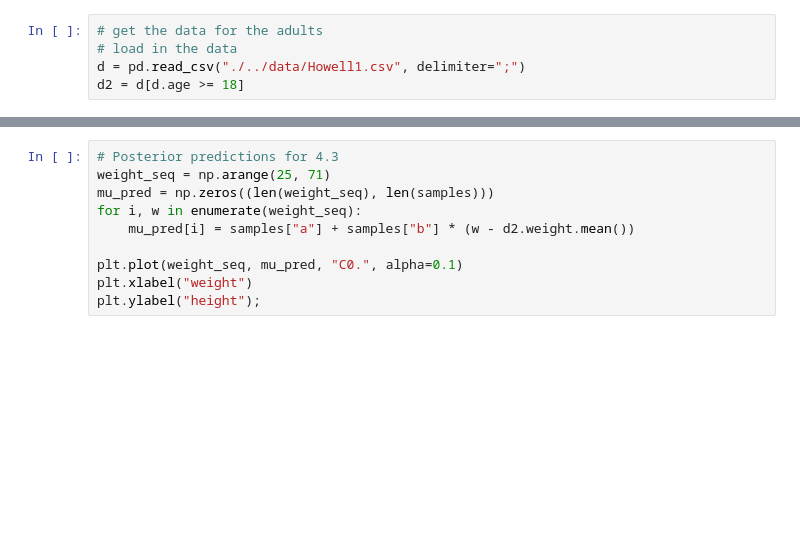
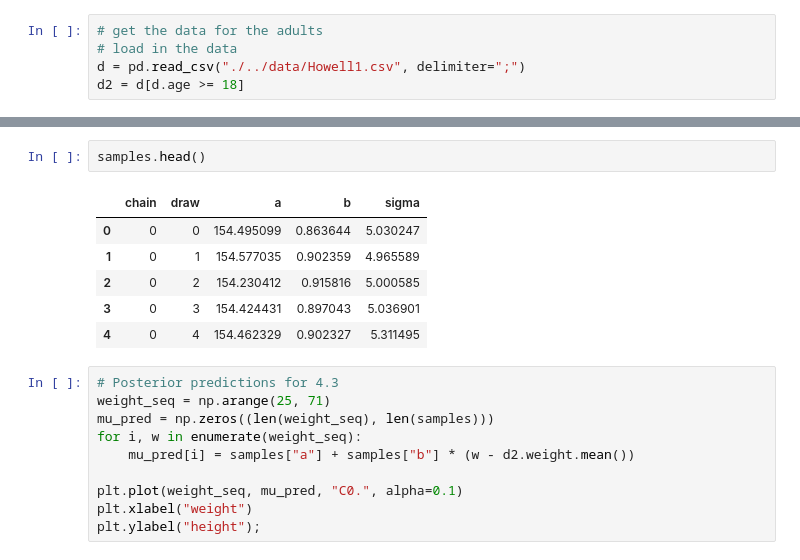
Before and after one commit to edseab/DataScienceStatsSpring2022, a Jupyter notebook: Problem sets/Problem set 1 solutions.ipynb, the cells around one changed output, grey strips where cells are left out. Drawn from its saved outputs; the diff is of its cells as text; blank space fills up the shorter version.

```diff
--- a/Problem sets/Problem set 1 solutions.ipynb
+++ b/Problem sets/Problem set 1 solutions.ipynb
@@ -176,3 +180,12 @@ samples[["a","b","sigma"]].cov()
+# %%
+samples.head()
+# %% [output]
+|  | chain | draw | a | b | sigma |
+| 0 | 0 | 0 | 154.495099 | 0.863644 | 5.030247 |
+| 1 | 0 | 1 | 154.577035 | 0.902359 | 4.965589 |
+| 2 | 0 | 2 | 154.230412 | 0.915816 | 5.000585 |
+| 3 | 0 | 3 | 154.424431 | 0.897043 | 5.036901 |
+| 4 | 0 | 4 | 154.462329 | 0.902327 | 5.311495 |
 # %%
 # Posterior predictions for 4.3
 weight_seq = np.arange(25, 71)
```
Also changed, not shown: parts of 6 cells of this notebook, 2 other files.
